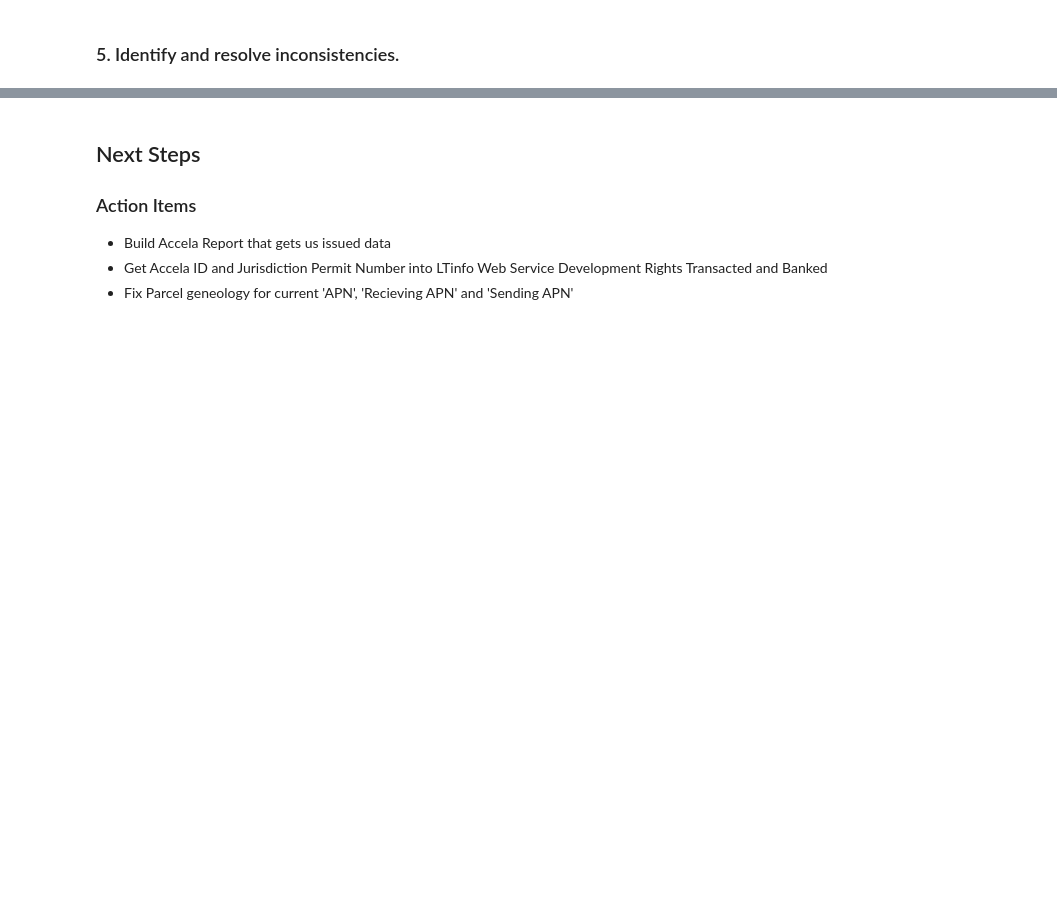
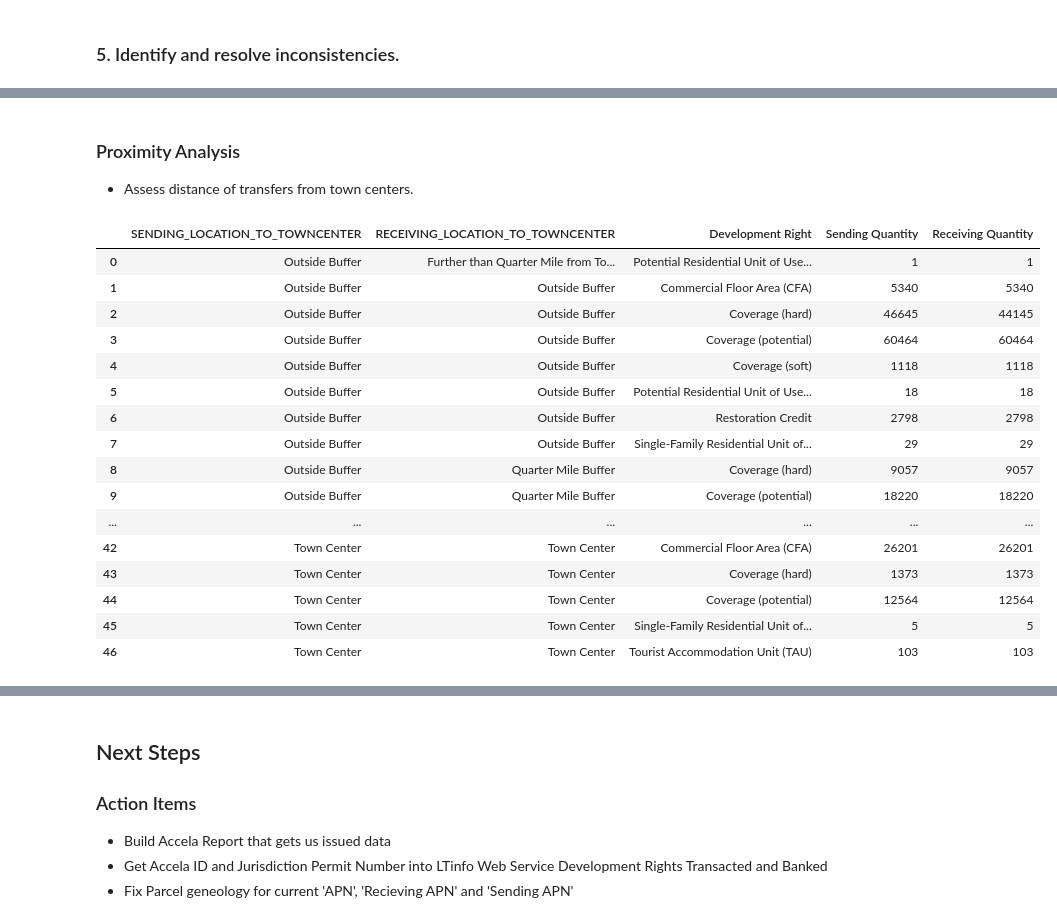
Before and after one commit to trpa-agency/Reporting, a Jupyter notebook: development_right_transfers_data_enginnering_analysis.ipynb, the cells around one changed output, grey strips where cells are left out. Drawn from its saved outputs; the diff is of its cells as text; code cells hidden in the pictures; blank space fills up the shorter version.

```diff
--- a/development_right_transfers_data_enginnering_analysis.ipynb
+++ b/development_right_transfers_data_enginnering_analysis.ipynb
@@ -206,0 +286,26 @@ dfRecievingTransfers.APN.value_counts()
+# %% [markdown]
+### Proximity Analysis
+- Assess distance of transfers from town centers.
+# %%
+df_towncenter = df.groupby(['SENDING_LOCATION_TO_TOWNCENTER', 'RECEIVING_LOCATION_TO_TOWNCENTER', 'Development Right']).agg({
+                                'Sending Quantity':'sum',
+                                'Receiving Quantity': 'sum'}).reset_index()
+df_towncenter
+# %% [output]
+|  | SENDING_LOCATION_TO_TOWNCENTER | RECEIVING_LOCATION_TO_TOWNCENTER | Development Right | Sending Quantity | Receiving Quantity |
+| 0 | Outside Buffer | Further than Quarter Mile from To... | Potential Residential Unit of Use... | 1 | 1 |
+| 1 | Outside Buffer | Outside Buffer | Commercial Floor Area (CFA) | 5340 | 5340 |
+| 2 | Outside Buffer | Outside Buffer | Coverage (hard) | 46645 | 44145 |
+| 3 | Outside Buffer | Outside Buffer | Coverage (potential) | 60464 | 60464 |
+| 4 | Outside Buffer | Outside Buffer | Coverage (soft) | 1118 | 1118 |
+| 5 | Outside Buffer | Outside Buffer | Potential Residential Unit of Use... | 18 | 18 |
+| 6 | Outside Buffer | Outside Buffer | Restoration Credit | 2798 | 2798 |
+| 7 | Outside Buffer | Outside Buffer | Single-Family Residential Unit of... | 29 | 29 |
+| 8 | Outside Buffer | Quarter Mile Buffer | Coverage (hard) | 9057 | 9057 |
+| 9 | Outside Buffer | Quarter Mile Buffer | Coverage (potential) | 18220 | 18220 |
+| ... | ... | ... | ... | ... | ... |
+| 42 | Town Center | Town Center | Commercial Floor Area (CFA) | 26201 | 26201 |
+| 43 | Town Center | Town Center | Coverage (hard) | 1373 | 1373 |
+| 44 | Town Center | Town Center | Coverage (potential) | 12564 | 12564 |
+| 45 | Town Center | Town Center | Single-Family Residential Unit of... | 5 | 5 |
+| 46 | Town Center | Town Center | Tourist Accommodation Unit (TAU) | 103 | 103 |
```
Also changed, not shown: parts of 20 cells of this notebook.
